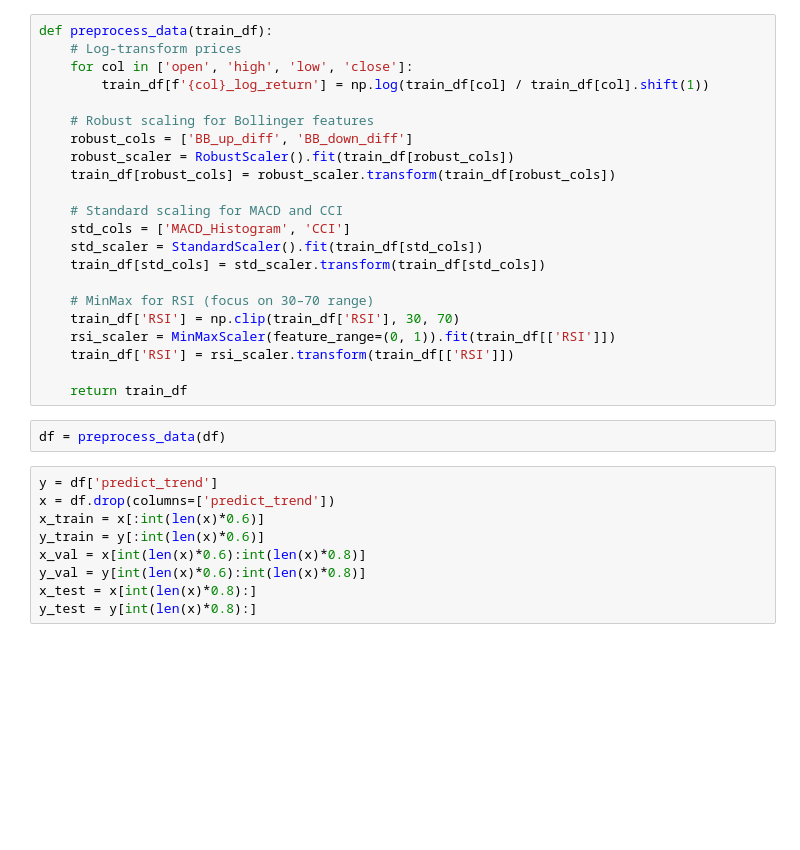
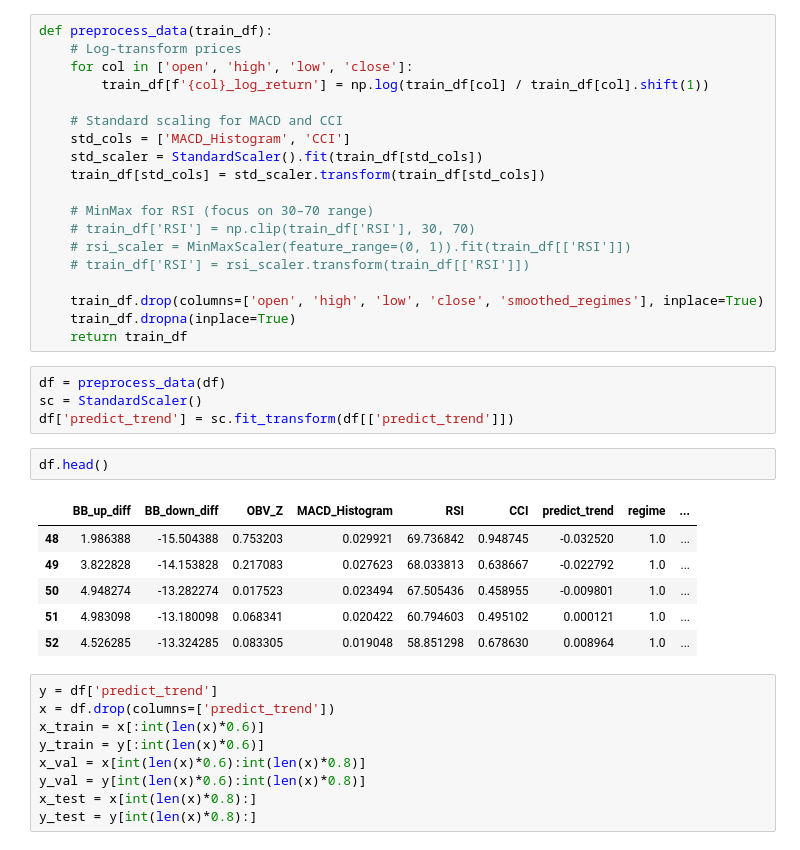
Before and after one commit to shashwatop3/Bitcoin_intraday, a Jupyter notebook: notebooks/sideways_market.ipynb, the cells around one changed output. Saved outputs shown, nothing was run; the diff lists cells and outputs as text; blank space fills up the shorter version.

```diff
--- a/notebooks/sideways_market.ipynb
+++ b/notebooks/sideways_market.ipynb
@@ -32,11 +60,6 @@ def preprocess_data(train_df):
     # Log-transform prices
     for col in ['open', 'high', 'low', 'close']:
         train_df[f'{col}_log_return'] = np.log(train_df[col] / train_df[col].shift(1))
-
-    # Robust scaling for Bollinger features
-    robust_cols = ['BB_up_diff', 'BB_down_diff']
-    robust_scaler = RobustScaler().fit(train_df[robust_cols])
-    train_df[robust_cols] = robust_scaler.transform(train_df[robust_cols])
 
     # Standard scaling for MACD and CCI
     std_cols = ['MACD_Histogram', 'CCI']
@@ -44,13 +67,26 @@ def preprocess_data(train_df):
     train_df[std_cols] = std_scaler.transform(train_df[std_cols])
 
     # MinMax for RSI (focus on 30–70 range)
-    train_df['RSI'] = np.clip(train_df['RSI'], 30, 70)
-    rsi_scaler = MinMaxScaler(feature_range=(0, 1)).fit(train_df[['RSI']])
-    train_df['RSI'] = rsi_scaler.transform(train_df[['RSI']])
+    # train_df['RSI'] = np.clip(train_df['RSI'], 30, 70)
+    # rsi_scaler = MinMaxScaler(feature_range=(0, 1)).fit(train_df[['RSI']])
+    # train_df['RSI'] = rsi_scaler.transform(train_df[['RSI']])
 
+    train_df.drop(columns=['open', 'high', 'low', 'close', 'smoothed_regimes'], inplace=True)
+    train_df.dropna(inplace=True)
     return train_df
-# %%
-df = preprocess_data(df)
+# %%
+df = preprocess_data(df)
+sc = StandardScaler()
+df['predict_trend'] = sc.fit_transform(df[['predict_trend']])
+# %%
+df.head()
+# %% [output]
+|  | BB_up_diff | BB_down_diff | OBV_Z | MACD_Histogram | RSI | CCI | predict_trend | regime | ... |
+| 48 | 1.986388 | -15.504388 | 0.753203 | 0.029921 | 69.736842 | 0.948745 | -0.032520 | 1.0 | ... |
+| 49 | 3.822828 | -14.153828 | 0.217083 | 0.027623 | 68.033813 | 0.638667 | -0.022792 | 1.0 | ... |
+| 50 | 4.948274 | -13.282274 | 0.017523 | 0.023494 | 67.505436 | 0.458955 | -0.009801 | 1.0 | ... |
+| 51 | 4.983098 | -13.180098 | 0.068341 | 0.020422 | 60.794603 | 0.495102 | 0.000121 | 1.0 | ... |
+| 52 | 4.526285 | -13.324285 | 0.083305 | 0.019048 | 58.851298 | 0.678630 | 0.008964 | 1.0 | ... |
 # %%
 y = df['predict_trend']
 x = df.drop(columns=['predict_trend'])
```
Also changed, not shown: parts of 18 cells of this notebook, 6 other files.
